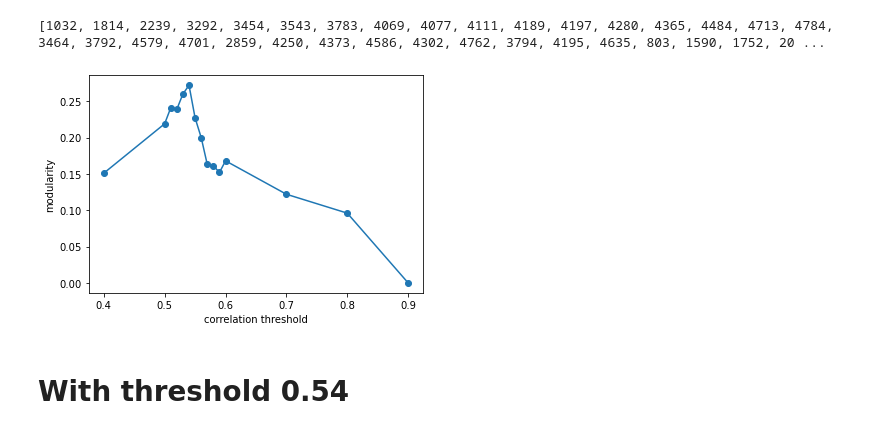
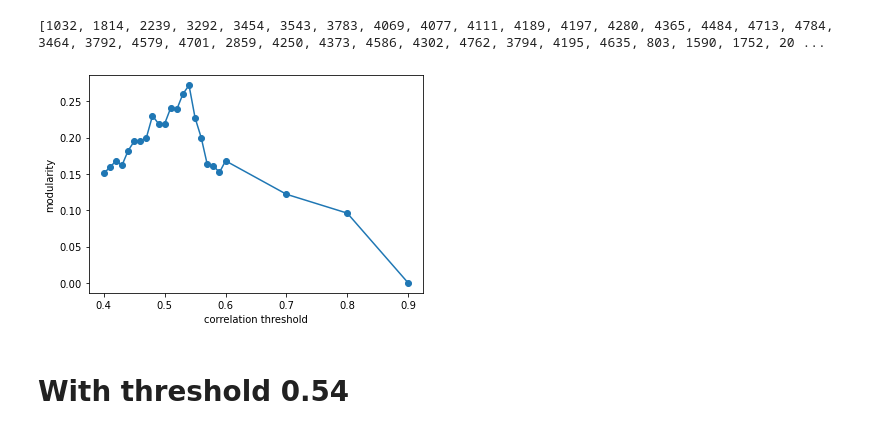
Before and after one commit to zcablii/Master_cancer_project, a Jupyter notebook: Gene_Network.ipynb, the cells around one changed output. Drawn from its saved outputs; the diff is of its cells as text; code cells hidden in the pictures.

```diff
--- a/Gene_Network.ipynb
+++ b/Gene_Network.ipynb
@@ -212,32 +213,35 @@ defaultdict(list,
 # %%
 # 0.3 :1640970 4803
 # 0.4 :573764 4745 FitnessResult(min=None, max=None, score=0.15127569396624832, std=None)
 # 0.5 :188522 4071 FitnessResult(min=None, max=None, score=0.21970101429567895, std=None)
 # 0.51 169098 3979 FitnessResult(min=None, max=None, score=0.2417357284473682, std=None)
 # 0.52 151640 3857 FitnessResult(min=None, max=None, score=0.23993355514312, std=None)
 # 0.53 135967 3748 FitnessResult(min=None, max=None, score=0.2605213196686659, std=None)
 # 0.54 122126 3619 FitnessResult(min=None, max=None, score=0.2722639799519779, std=None) 2886 nodes
 # 0.55 109703 3491 FitnessResult(min=None, max=None, score=0.22737862230893824, std=None)
 # 0.56 98622 3379 FitnessResult(min=None, max=None, score=0.20021895254010327, std=None)
 # 0.57 88759 3269 FitnessResult(min=None, max=None, score=0.1638006893246137, std=None)
 # 0.58 79930 3133 FitnessResult(min=None, max=None, score=0.1612551610240643, std=None)
 # 0.59 71876 3006 FitnessResult(min=None, max=None, score=0.15252955357608233, std=None)
 # 0.6 :64496 2886FitnessResult(min=None, max=None, score=0.16896384714919208, std=None)
 # 0.7 :21395 1553 FitnessResult(min=None, max=None, score=0.12196361112524495, std=None)
 # 0.8 :4460 664 FitnessResult(min=None, max=None, score=0.0964465467565242, std=None)
 # 0.9 :172 116 FitnessResult(min=None, max=None, score=0.0, std=None)
+# 0.41,0.42,0.43,0.44,0.45,0.46,0.47,0.48,0.49
 
-thresholds_list = [0.4,0.5,0.51,0.52,0.53,0.54,0.55,0.56,0.57,0.58,0.59,0.6,0.7,0.8,0.9]
-modularities = [0.151,0.219,0.241,0.239, 0.260, 0.272, 0.227, 0.200,0.163,0.1612551,0.152,0.168,0.122,0.096,0]
+# 0.159, 0.168,0.162,0.182,0.189,0.195,0.20,0.23 0.219
+
+thresholds_list = [0.4,0.41,0.42,0.43,0.44,0.45,0.46,0.47,0.48,0.49,0.5,0.51,0.52,0.53,0.54,0.55,0.56,0.57,0.58,0.59,0.6,0.7,0.8,0.9]
+modularities = [0.151,0.159, 0.168,0.162,0.182,0.195,0.195,0.20,0.23, 0.219,0.219,0.241,0.239, 0.260, 0.272, 0.227, 0.200,0.163,0.1612551,0.152,0.168,0.122,0.096,0]
 
 plt.figure()
 plt.xlabel('correlation threshold')
 plt.ylabel('modularity')
 plt.plot(thresholds_list, modularities)
 plt.scatter(thresholds_list, modularities)
 plt.show()
 # %% [output]
-[figure, old version]
+[figure, new version]
 # %% [markdown]
 # With threshold 0.54
 # %%
```
Also changed, not shown: parts of 26 cells of this notebook, 3 other files.
